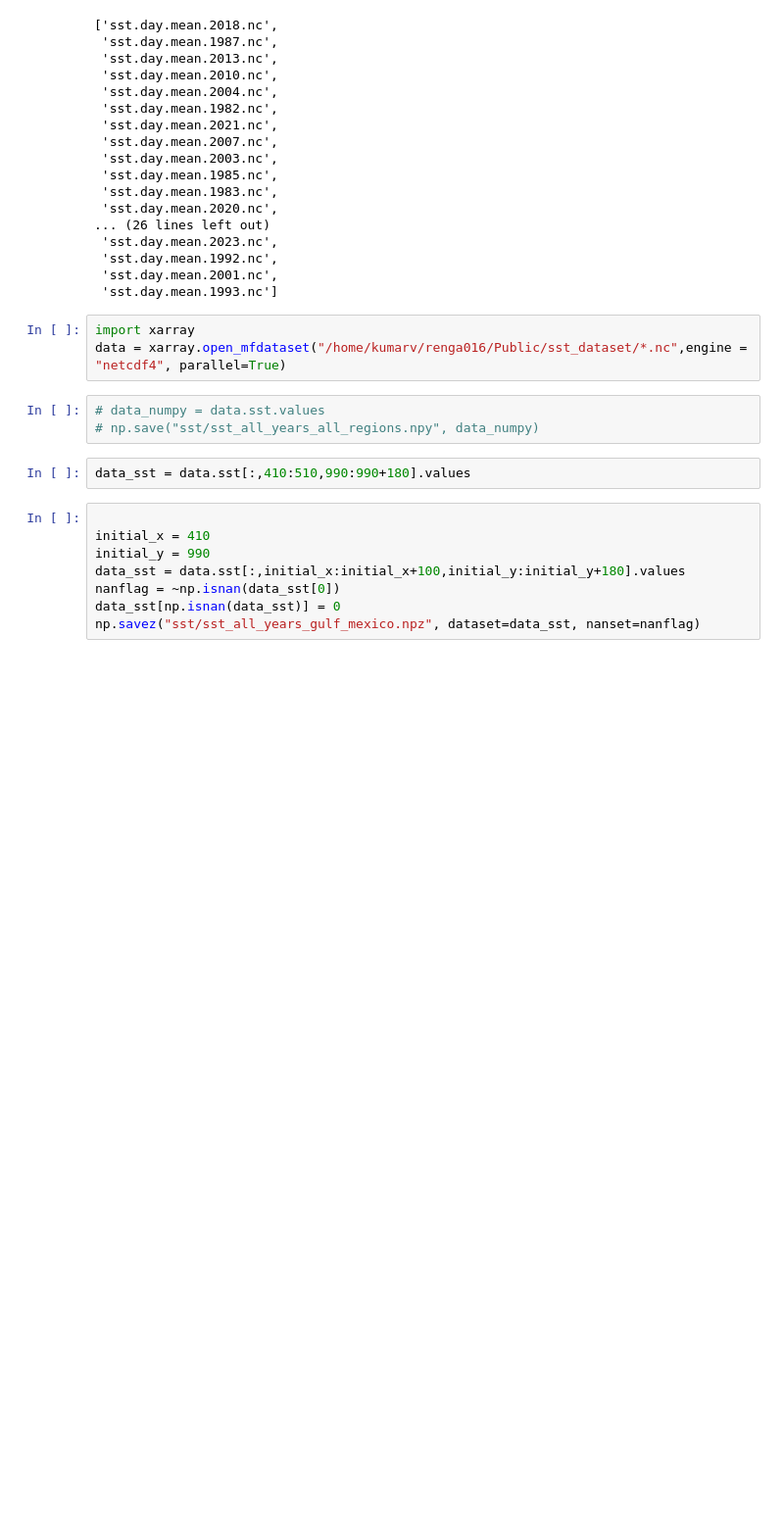
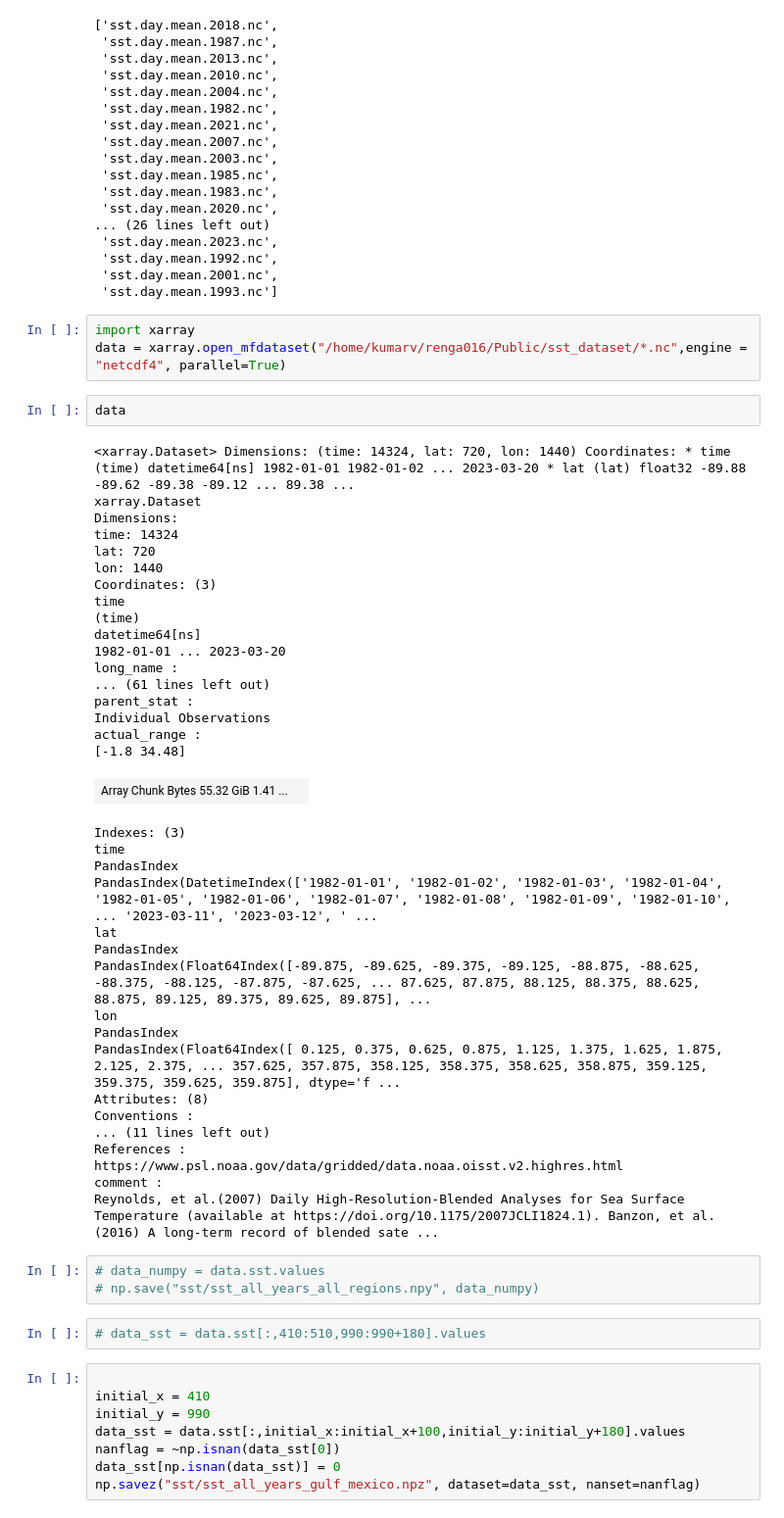
Before and after one commit to arvindrenga96/koopmanAE, a Jupyter notebook: sst_dataset.ipynb, the cells around one changed output. Shown at 98% size. Cells and saved outputs as stored; diff of their text form; blank space fills up the shorter version.

```diff
--- a/sst_dataset.ipynb
+++ b/sst_dataset.ipynb
@@ -59,11 +59,49 @@ os.listdir("/home/kumarv/renga016/Public/sst_dataset")
 # %%
 import xarray
 data = xarray.open_mfdataset("/home/kumarv/renga016/Public/sst_dataset/*.nc",engine = "netcdf4", parallel=True)
+# %%
+data
+# %% [output]
+<xarray.Dataset> Dimensions: (time: 14324, lat: 720, lon: 1440) Coordinates: * time (time) datetime64[ns] 1982-01-01 1982-01-02 ... 2023-03-20 * lat (lat) float32 -89.88 -89.62 -89.38 -89.12 ... 89.38 ...
+xarray.Dataset
+Dimensions:
+time: 14324
+lat: 720
+lon: 1440
+Coordinates: (3)
+time
+(time)
+datetime64[ns]
+1982-01-01 ... 2023-03-20
+long_name :
+... (61 lines left out)
+parent_stat :
+Individual Observations
+actual_range :
+[-1.8 34.48]
+| Array Chunk Bytes 55.32 GiB 1.41 ... |  |
+Indexes: (3)
+time
+PandasIndex
+PandasIndex(DatetimeIndex(['1982-01-01', '1982-01-02', '1982-01-03', '1982-01-04', '1982-01-05', '1982-01-06', '1982-01-07', '1982-01-08', '1982-01-09', '1982-01-10', ... '2023-03-11', '2023-03-12', ' ...
+lat
+PandasIndex
+PandasIndex(Float64Index([-89.875, -89.625, -89.375, -89.125, -88.875, -88.625, -88.375, -88.125, -87.875, -87.625, ... 87.625, 87.875, 88.125, 88.375, 88.625, 88.875, 89.125, 89.375, 89.625, 89.875], ...
+lon
+PandasIndex
+PandasIndex(Float64Index([ 0.125, 0.375, 0.625, 0.875, 1.125, 1.375, 1.625, 1.875, 2.125, 2.375, ... 357.625, 357.875, 358.125, 358.375, 358.625, 358.875, 359.125, 359.375, 359.625, 359.875], dtype='f ...
+Attributes: (8)
+Conventions :
+... (11 lines left out)
+References :
+https://www.psl.noaa.gov/data/gridded/data.noaa.oisst.v2.highres.html
+comment :
+Reynolds, et al.(2007) Daily High-Resolution-Blended Analyses for Sea Surface Temperature (available at https://doi.org/10.1175/2007JCLI1824.1). Banzon, et al.(2016) A long-term record of blended sate ...
 # %%
 # data_numpy = data.sst.values
 # np.save("sst/sst_all_years_all_regions.npy", data_numpy)
 # %%
-data_sst = data.sst[:,410:510,990:990+180].values
+# data_sst = data.sst[:,410:510,990:990+180].values
 # %%
 
 initial_x = 410
```
Also changed, not shown: parts of 3 cells of this notebook, 4 other files.
